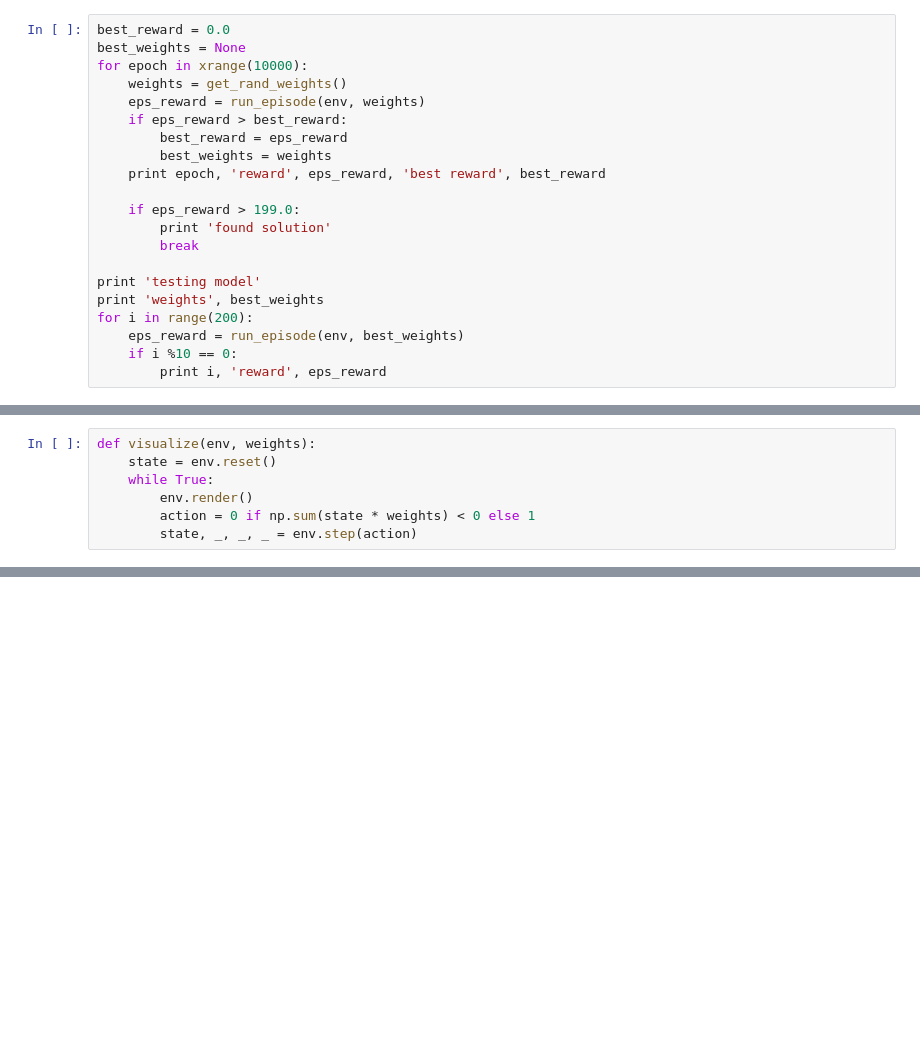
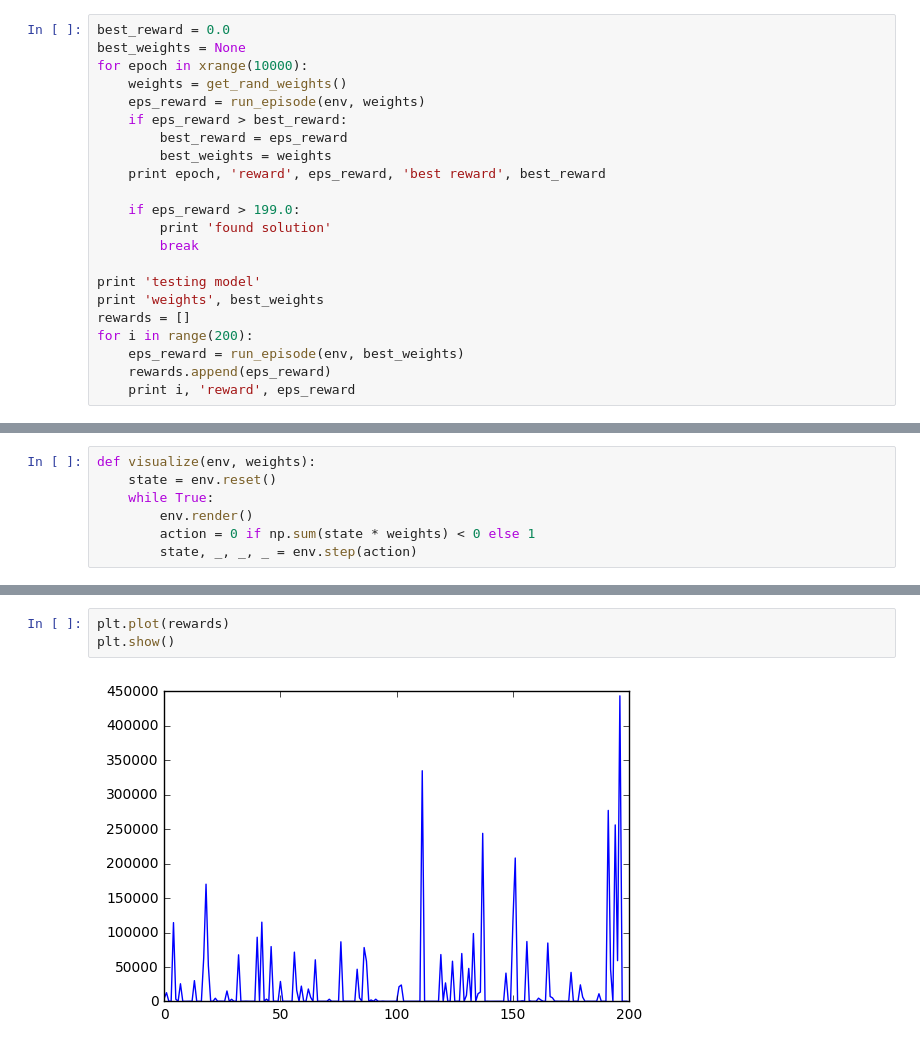
Before and after one commit to mkowoods/open-ai-gym, a Jupyter notebook: cartpole - random search.ipynb, the cells around one changed output, grey strips where cells are left out. Saved outputs shown, nothing was run; the diff lists cells and outputs as text; blank space fills up the shorter version.

```diff
--- a/cartpole - random search.ipynb
+++ b/cartpole - random search.ipynb
@@ -43,8 +43,9 @@ for epoch in xrange(10000):
 
 print 'testing model'
 print 'weights', best_weights
+rewards = []
 for i in range(200):
     eps_reward = run_episode(env, best_weights)
-    if i %10 == 0:
-        print i, 'reward', eps_reward
+    rewards.append(eps_reward)
+    print i, 'reward', eps_reward
 # %% [output]
@@ -97,0 +76,5 @@ env.monitor.close()
+# %%
+plt.plot(rewards)
+plt.show()
+# %% [output]
+[figure, added]
```
Also changed, not shown: parts of 4 cells of this notebook.
